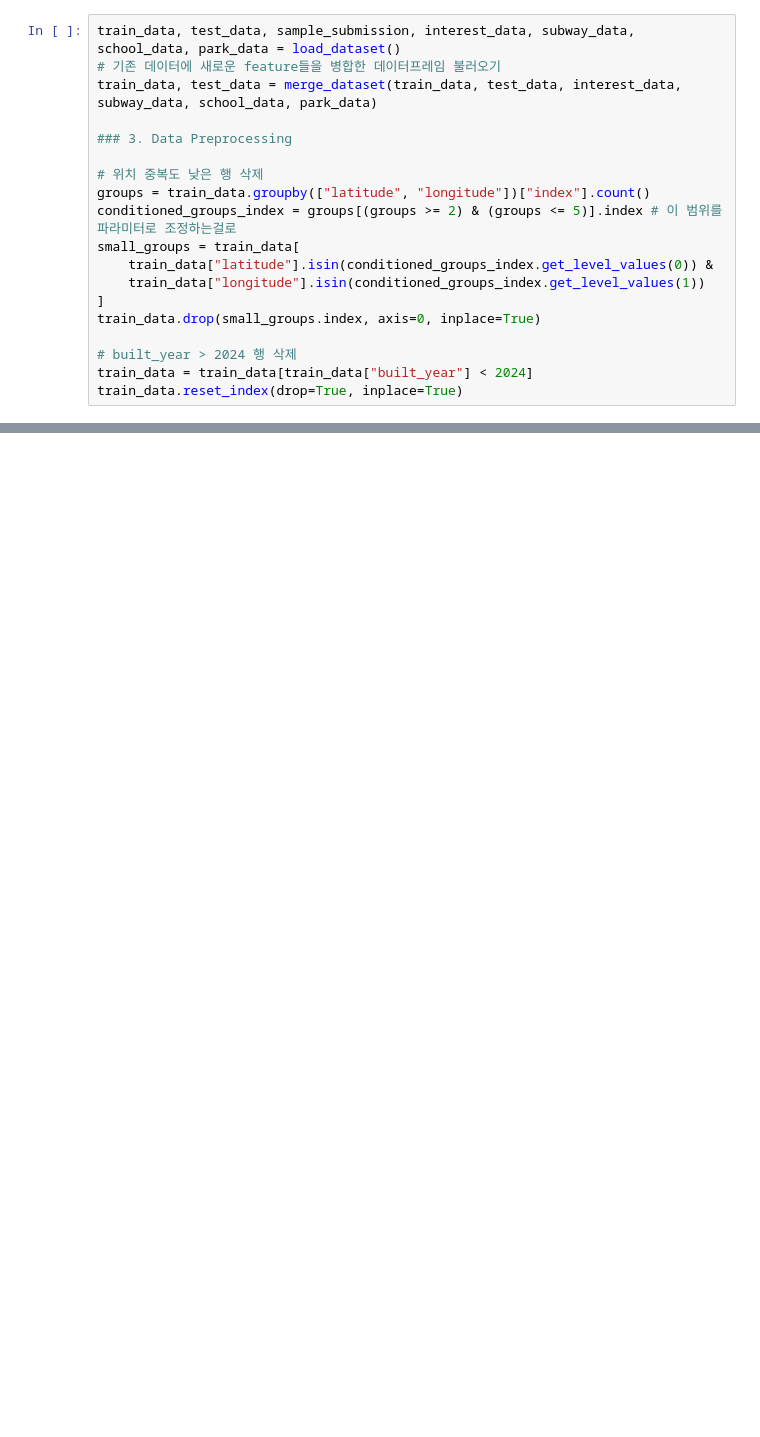
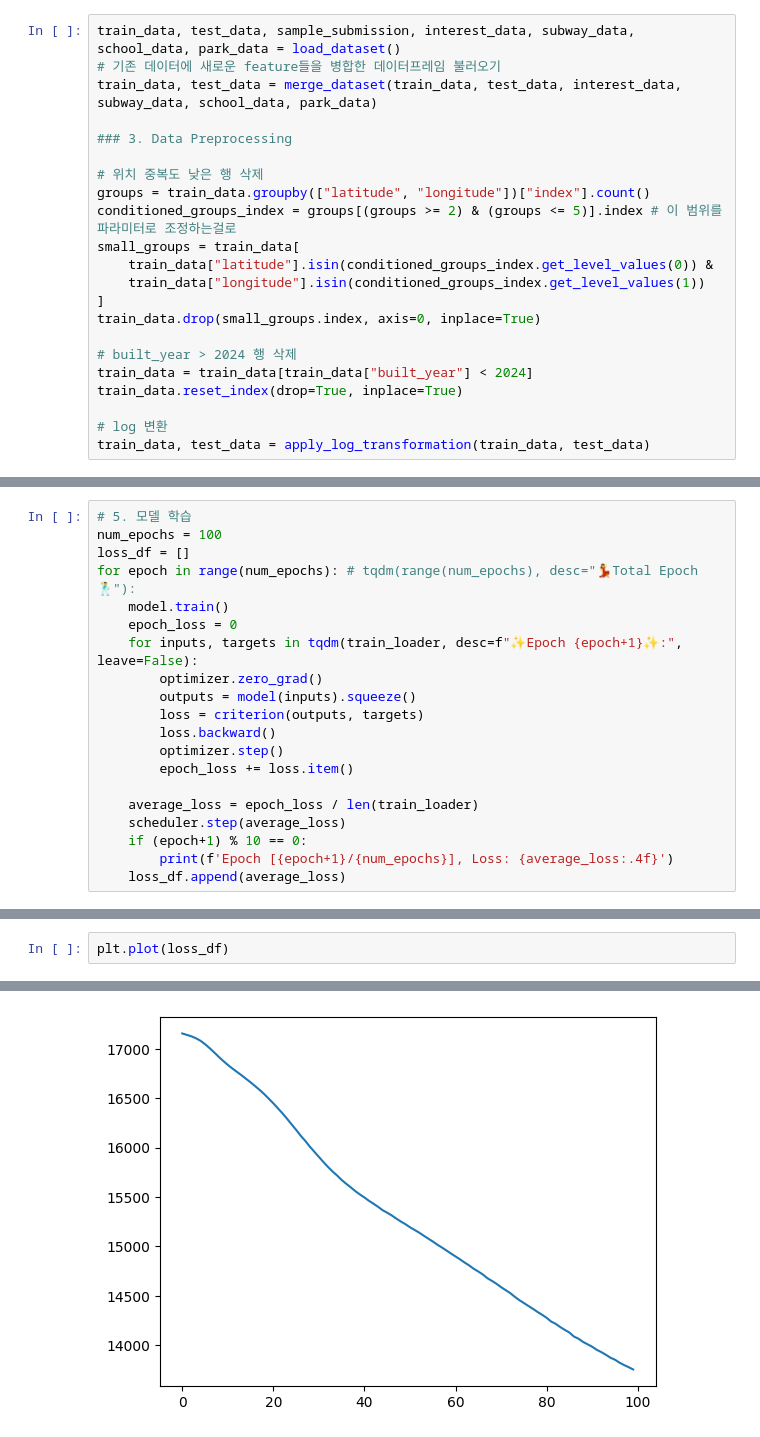
Before and after one commit to boostcampaitech7/level2-competitiveds-recsys-03, a Jupyter notebook: dense.ipynb, the cells around one changed output, grey strips where cells are left out. Saved outputs shown, nothing was run; the diff lists cells and outputs as text; blank space fills up the shorter version.

Commit message:
fix: model_MLP_V1 제출 버전

```diff
--- a/dense.ipynb
+++ b/dense.ipynb
@@ -33,3 +47,6 @@ train_data.drop(small_groups.index, axis=0, inplace=True)
 # built_year > 2024 행 삭제
 train_data = train_data[train_data["built_year"] < 2024]
 train_data.reset_index(drop=True, inplace=True)
+
+# log 변환
+train_data, test_data = apply_log_transformation(train_data, test_data)
@@ -35,0 +109,20 @@ train_data.reset_index(drop=True, inplace=True)
+# %%
+# 5. 모델 학습
+num_epochs = 100
+loss_df = []
+for epoch in range(num_epochs): # tqdm(range(num_epochs), desc="💃Total Epoch🕺"):
+    model.train()
+    epoch_loss = 0
+    for inputs, targets in tqdm(train_loader, desc=f"✨Epoch {epoch+1}✨:", leave=False):
+        optimizer.zero_grad()
+        outputs = model(inputs).squeeze()
+        loss = criterion(outputs, targets)
+        loss.backward()
+        optimizer.step()
+        epoch_loss += loss.item()
+
+    average_loss = epoch_loss / len(train_loader)
+    scheduler.step(average_loss)
+    if (epoch+1) % 10 == 0:
+        print(f'Epoch [{epoch+1}/{num_epochs}], Loss: {average_loss:.4f}')
+    loss_df.append(average_loss)
@@ -35,0 +143,3 @@ train_data.reset_index(drop=True, inplace=True)
+# %%
+plt.plot(loss_df)
+# %% [output]
@@ -35,0 +147 @@ train_data.reset_index(drop=True, inplace=True)
+[figure, added]
```
Also changed, not shown: parts of 10 cells of this notebook.
